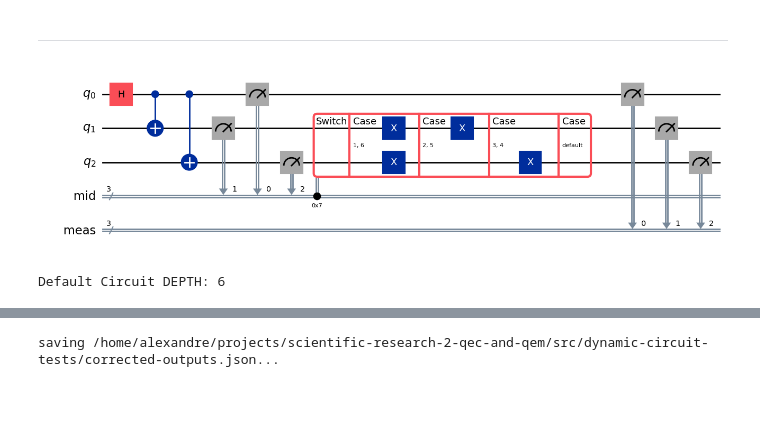
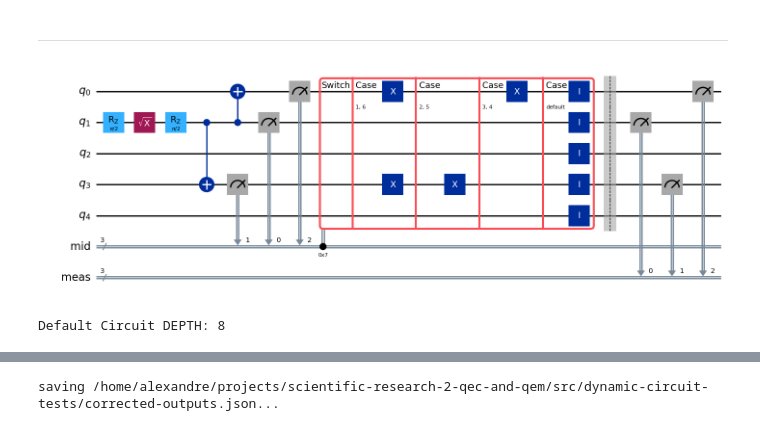
Before and after one commit to Dpbm/scientific-research-2-qec-and-qem, a Jupyter notebook: src/dynamic-circuits.ipynb, the cells around one changed output, grey strips where cells are left out. Cells and saved outputs as stored; diff of their text form; code cells hidden in the pictures; blank space fills up the shorter version.

```diff
--- a/src/dynamic-circuits.ipynb
+++ b/src/dynamic-circuits.ipynb
@@ -33,2 +30,0 @@ pm = generate_preset_pass_manager(optimization_level=3, backend=backend)
-# %%
-N_QUBITS = 3
@@ -71,34 +72,38 @@ display(fig)
 # %% [markdown]
 ---
 # %%
-qubits = QuantumRegister(N_QUBITS, name="q")
+qubits = QuantumRegister(backend.num_qubits, name="q")
 mid_meas = ClassicalRegister(N_QUBITS, name="mid")
 final_meas = ClassicalRegister(N_QUBITS, name="meas")
 # %%
 qc = QuantumCircuit(qubits, mid_meas, final_meas)
-qc.h(qubits[0])
-qc.cx(qubits[0], qubits[1])
-qc.cx(qubits[0], qubits[2])
+#qc.h(qubits[0])
+qc.rz(pi/2, 1)
+qc.sx(1)
+qc.rz(pi/2, 1)
+qc.cx(qubits[1], qubits[3])
+qc.cx(qubits[1], qubits[0])
 
-qc.measure(qubits, mid_meas)
+qc.measure([1,3,0], mid_meas)
 
 with qc.switch(mid_meas) as case:
     with case(1,6): #001 and 110
-        qc.x([qubits[1], qubits[2]])
+        qc.x([qubits[3], qubits[0]])
 
     with case(2,5): #010 and 101
-        qc.x(qubits[1])
+        qc.x(qubits[3])
 
     with case(3,4): #011 and 100
-        qc.x(qubits[2])
+        qc.x(qubits[0])
 
     with case(case.DEFAULT): #000 and 111
-        pass
+        qc.id(qubits)
 
-qc.measure(qubits, final_meas)
+qc.barrier()
+qc.measure([1,3,0], final_meas)
 
 display(qc.draw('mpl', filename=generate_full_file_path(OUTPUT_PATH, "GHZ-dynamic-circuit.png")))
 print(f"Default Circuit DEPTH: {qc.depth()}")
 # %% [output]
-[figure, old version]
+[figure, new version]
-Default Circuit DEPTH: 6
+Default Circuit DEPTH: 8
```
Also changed, not shown: parts of 19 cells of this notebook, 7 other files.
